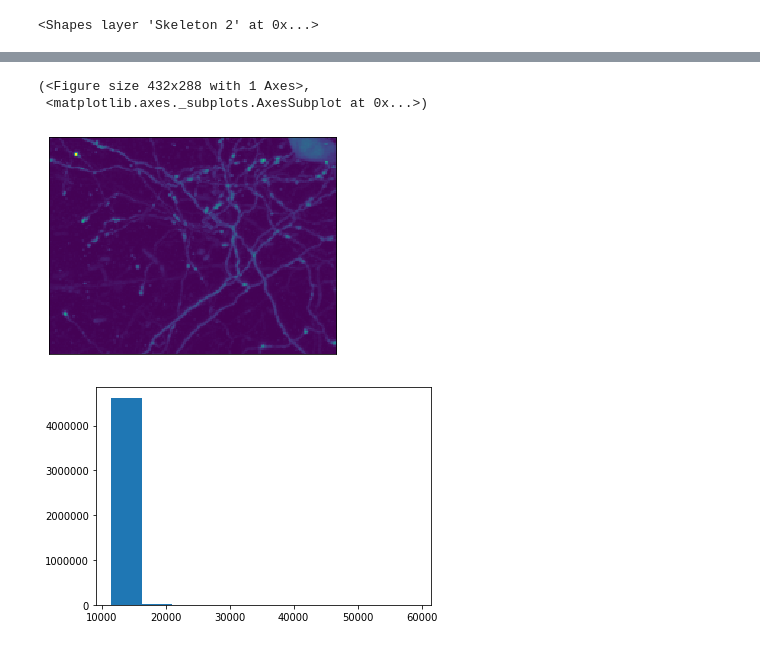
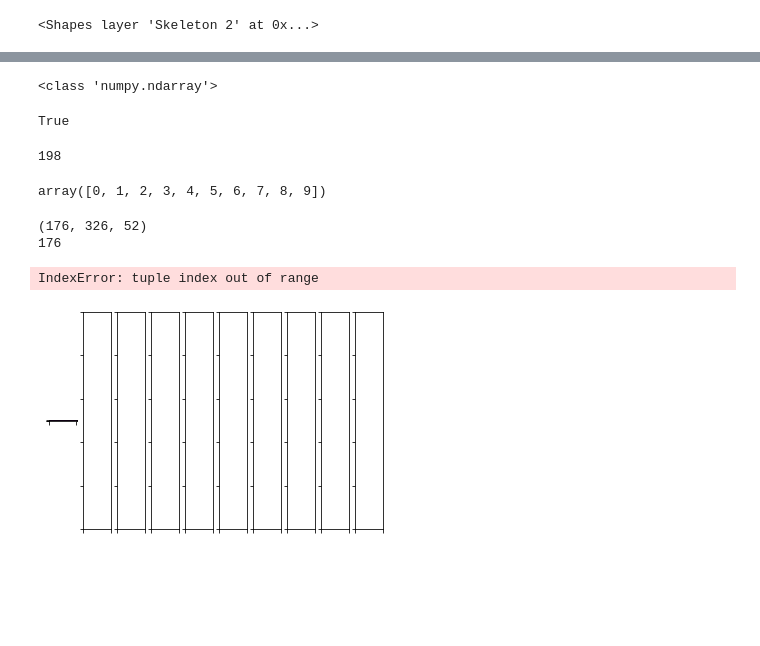
Before and after one commit to NeuroDataDesign/deep-graphs, a Jupyter notebook: jenny/visualize_demo.ipynb, the cells around one changed output, grey strips where cells are left out. Saved outputs shown, nothing was run; the diff lists cells and outputs as text; code cells hidden in the pictures; blank space fills up the shorter version.

Commit message:
made a jupyter notebook to demo the visualize package in brainlit

```diff
--- a/jenny/visualize_demo.ipynb
+++ b/jenny/visualize_demo.ipynb
@@ -73,10 +112,74 @@ s3=interact(change_z_dimension, z=widgets.IntSlider(min=0,max=img.shape[2]-1,ste
+# %%
+print(type(img))
+# %% [output]
+<class 'numpy.ndarray'>
+# %%
+isinstance(fig,tuple)
+# %% [output]
+True
 # %%
-plot_image_mip(img)
+len(img)
 # %% [output]
-(<Figure size 432x288 with 1 Axes>,
- <matplotlib.axes._subplots.AxesSubplot at 0x...>)
+198
-[figure, removed]
-# %%
-plot_image_hist(img)
-# %% [output]
-[figure, removed]
+# %%
+np.arange(10)
+# %% [output]
+array([0, 1, 2, 3, 4, 5, 6, 7, 8, 9])
+# %%
+img, bbbox, vox = ngl_sess.pull_vertex_list(2, np.arange(10))
+voxels = vox
+del vox
+
+print(img.shape)
+print(len(img))
+
+imgs = img[0:10,:,:]
+axis = find_smalldim(imgs)
+rows = 1
+
+l = len(imgs)
+cols = np.ceil(l / rows).astype(int)
+fig, axes = plt.subplots(rows, cols)
+
+for i, img in enumerate(imgs):
+    img = np.amax(img, axis)
+    img = img[:,np.newaxis]
+    img = np.swapaxes(img, 0, 1)
+    if len(imgs) > 1:
+        ax = axes.flatten()[i]
+    else:
+        ax = axes
+    ax.imshow(img)
+
+    vox = voxels[i]
+    if axis == 0:
+        x = vox[1]
+        y = vox[2]
+        c = vox[axis] - imgs[i].shape[axis] / 2
+#         x = vox[:, 1]
+#         y = vox[:, 2]
+#         c = vox[:, axis] - imgs[i].shape[axis] / 2
+    elif axis == 1:
+        x = vox[:, 0]
+        y = vox[:, 2]
+        c = vox[:, axis] - imgs[i].shape[axis] / 2
+    elif axis == 2:
+        x = vox[:, 0]
+        y = vox[:, 1]
+        c = vox[:, axis] - imgs[i].shape[axis] / 2
+
+    sc = ax.scatter(x, y, c=c, cmap=plt.get_cmap("magma"))
+    ax.set_xticks([])
+    ax.set_yticks([])
+    if titles is not None:
+        ax.set_title(titles[i])
+if colorbar:
+    cbar = plt.colorbar(sc)
+    cbar.ax.get_yaxis()
+    cbar.ax.set_ylabel("Depth coordinate distance from center")
+return fig, axes
+# %% [output]
+(176, 326, 52)
+176
+IndexError: tuple index out of range
+[figure, added]
```
Also changed, not shown: parts of 6 cells of this notebook, 1 other file.
